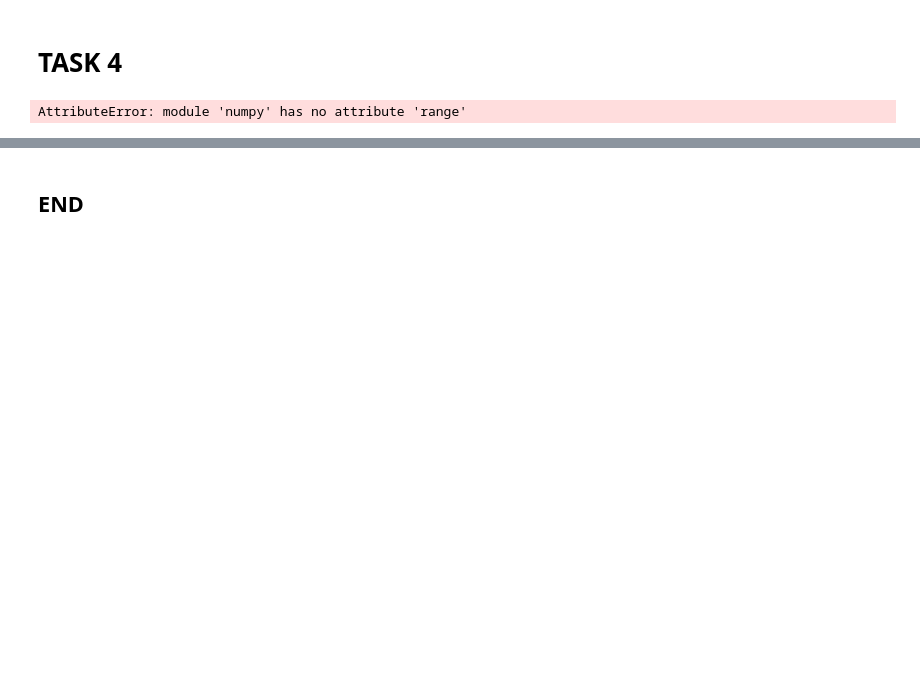
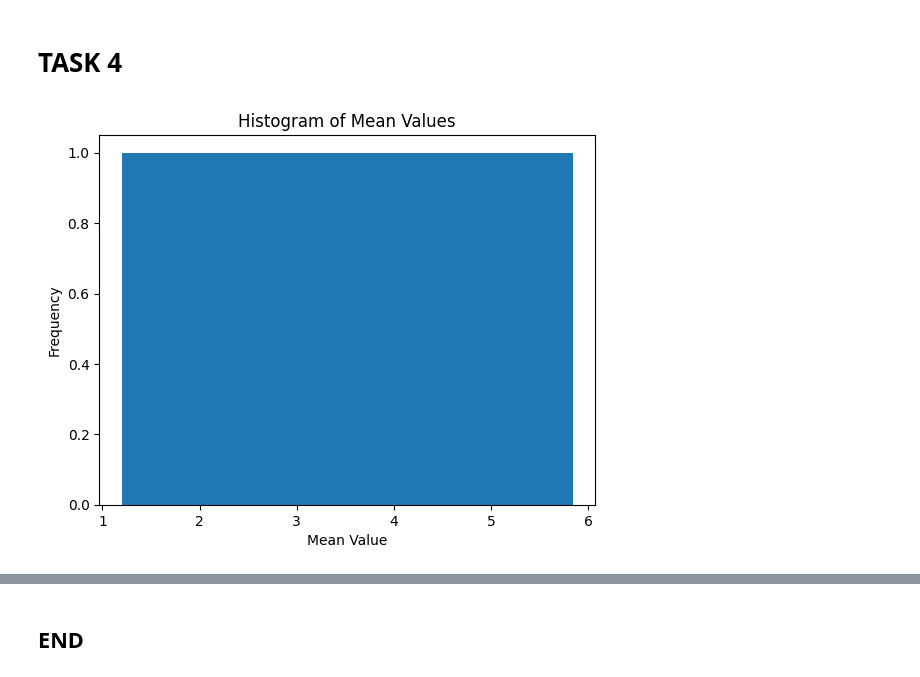
Before and after one commit to IgnacioRiboldi/principles_of_data_analytics, a Jupyter notebook: tasks.ipynb, the cells around one changed output, grey strips where cells are left out. Drawn from its saved outputs; the diff is of its cells as text; code cells hidden in the pictures; blank space fills up the shorter version.

```diff
--- a/tasks.ipynb
+++ b/tasks.ipynb
@@ -134,9 +134,12 @@ dtype: float64
 # %%
 import matplotlib.pyplot as plt
 
-h = np.range()
+plt.hist(means, bins=len(means))
 
-plt.hist(h)
+plt.title('Histogram of Mean Values')
+plt.xlabel('Mean Value')
+plt.ylabel('Frequency')
+
 plt.show()
 # %% [output]
-AttributeError: module 'numpy' has no attribute 'range'
+[figure, added]
```
Also changed, not shown: parts of 4 cells of this notebook.
